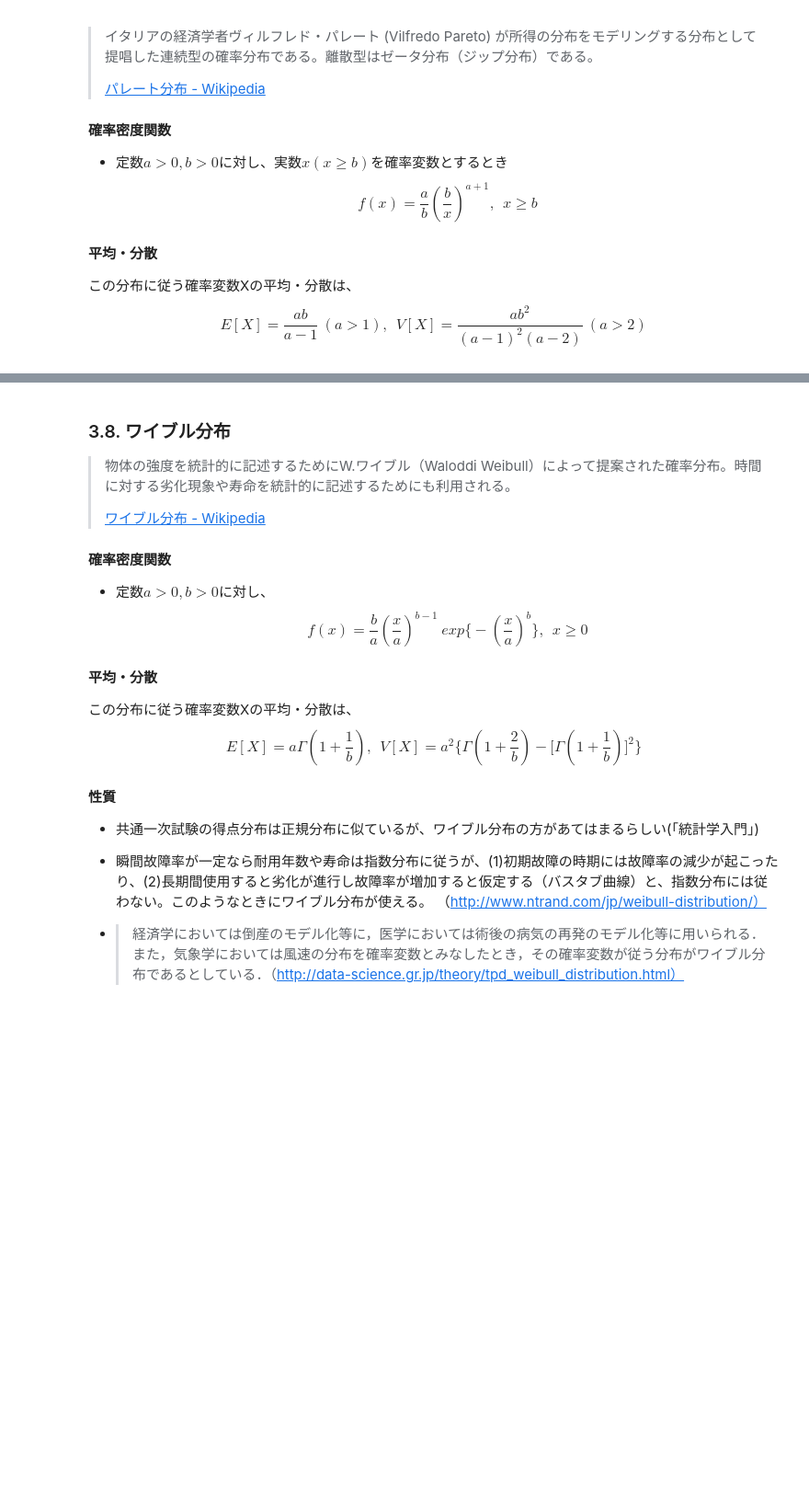
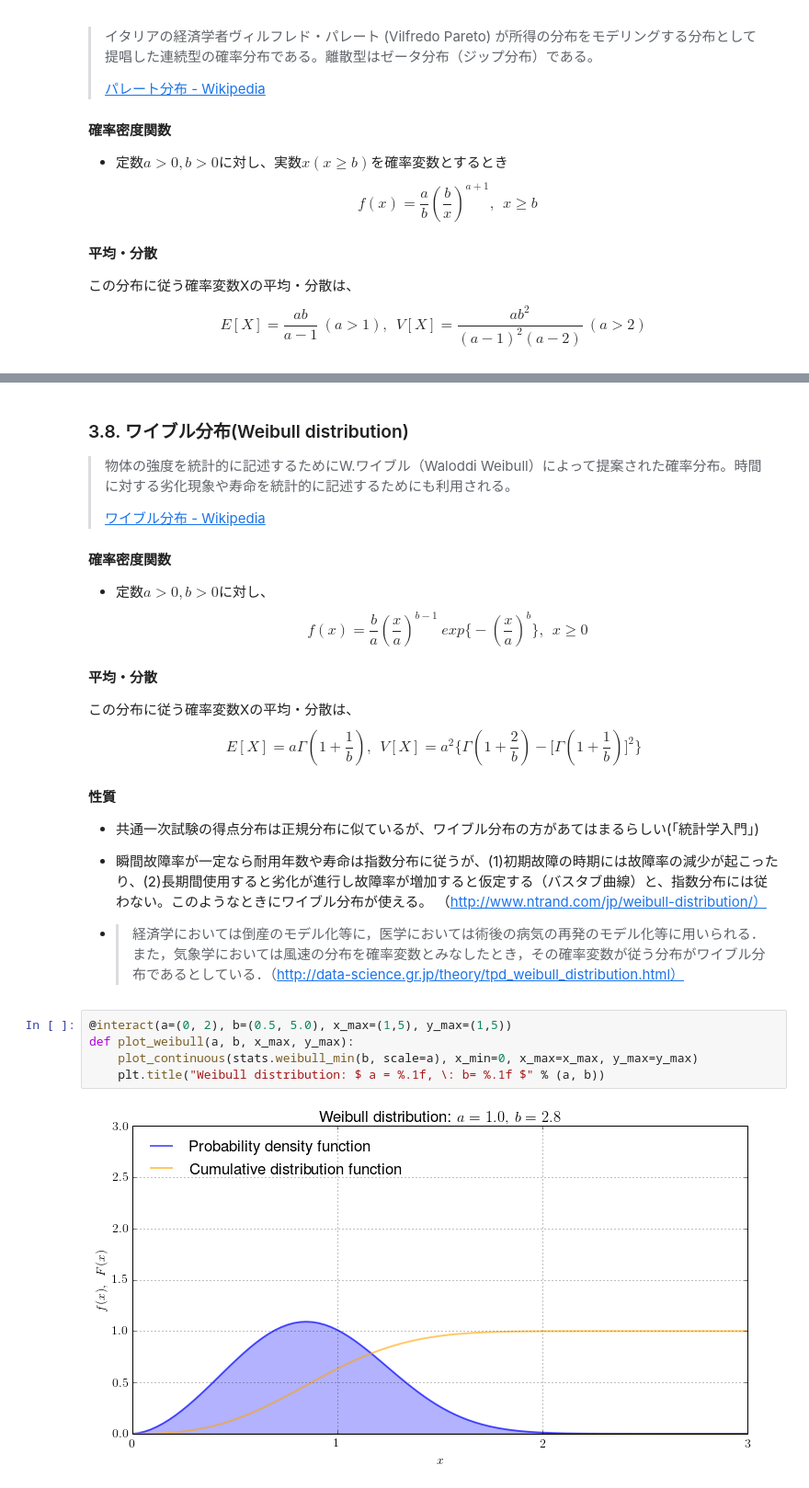
Before and after one commit to sw1227/statistics, a Jupyter notebook: interactive_distribution.ipynb, the cells around one changed output, grey strips where cells are left out. Shown at 92% size. Cells and saved outputs as stored; diff of their text form; blank space fills up the shorter version.

```diff
--- a/interactive_distribution.ipynb
+++ b/interactive_distribution.ipynb
@@ -486,5 +493,5 @@ $$
 # %% [markdown]
-### 3.8. ワイブル分布
+### 3.8. ワイブル分布(Weibull distribution)
 
 > 物体の強度を統計的に記述するためにW.ワイブル（Waloddi Weibull）によって提案された確率分布。時間に対する劣化現象や寿命を統計的に記述するためにも利用される。
 >
@@ -511,3 +518,10 @@ $$
 （http://www.ntrand.com/jp/weibull-distribution/）
 
 - >経済学においては倒産のモデル化等に，医学においては術後の病気の再発のモデル化等に用いられる．また，気象学においては風速の分布を確率変数とみなしたとき，その確率変数が従う分布がワイブル分布であるとしている．（http://data-science.gr.jp/theory/tpd_weibull_distribution.html）
+# %%
+@interact(a=(0, 2), b=(0.5, 5.0), x_max=(1,5), y_max=(1,5))
+def plot_weibull(a, b, x_max, y_max):
+    plot_continuous(stats.weibull_min(b, scale=a), x_min=0, x_max=x_max, y_max=y_max)
+    plt.title("Weibull distribution: $ a = %.1f, \: b= %.1f $" % (a, b))
+# %% [output]
+[figure, added]
```
Also changed, not shown: parts of 4 cells of this notebook.
